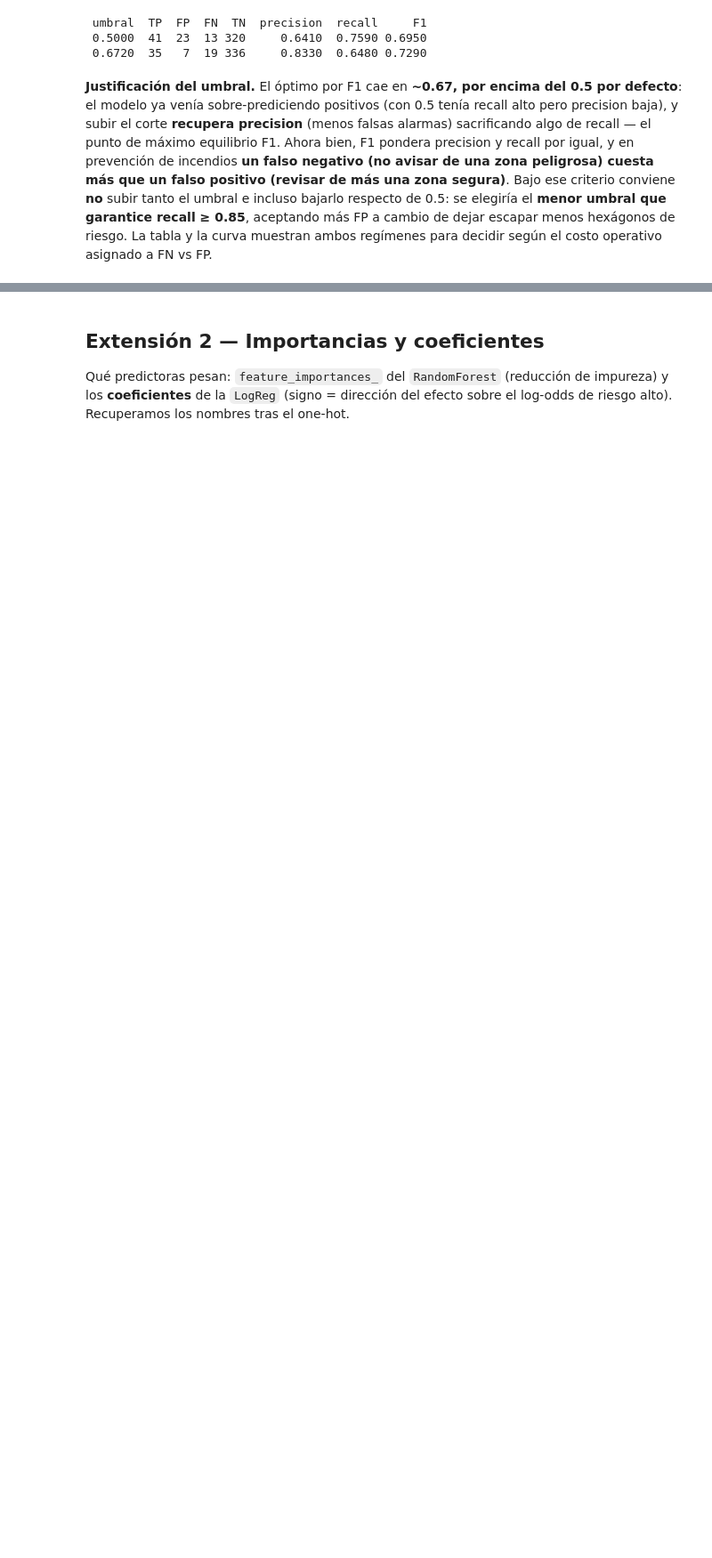
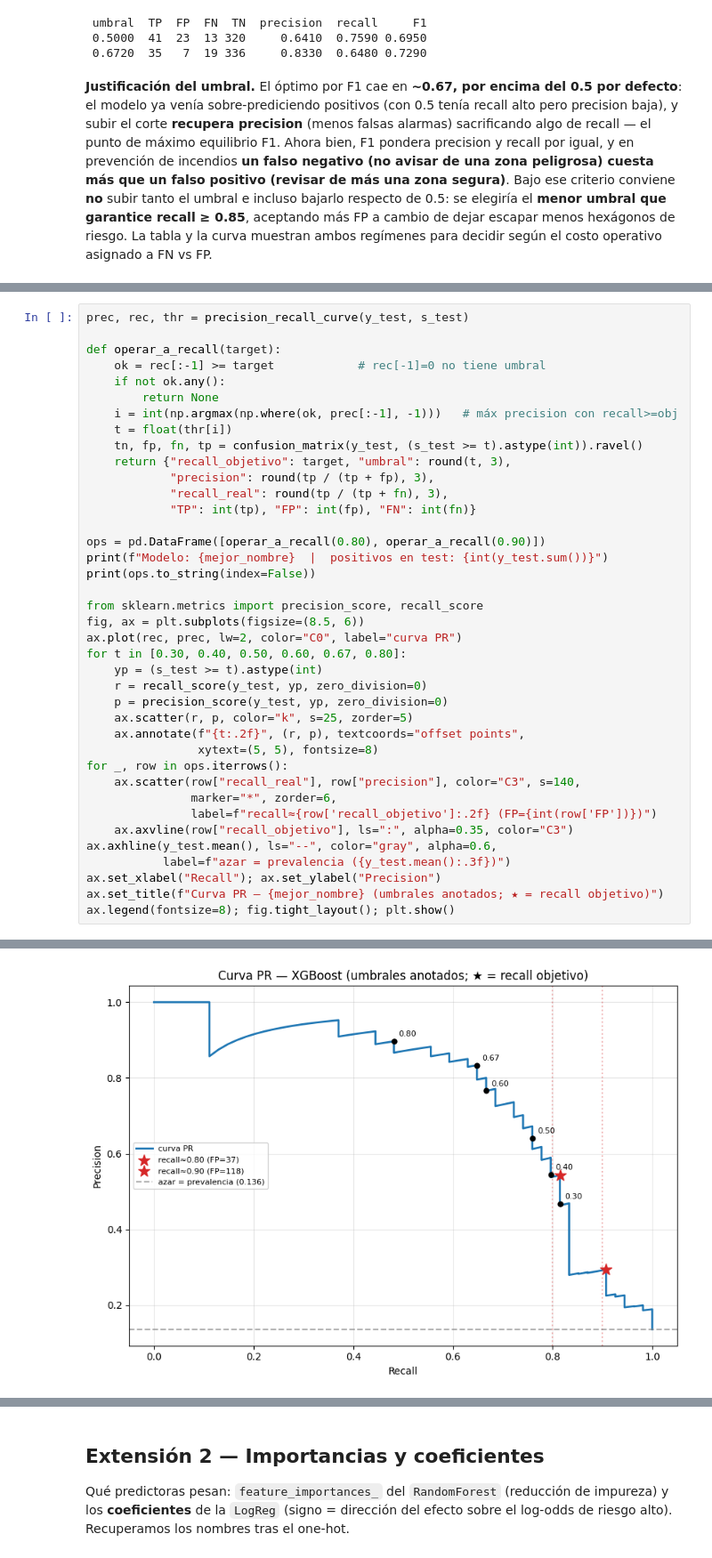
Before and after one commit to aformen9/PatagonIA, a Jupyter notebook: notebooks/08_clasificacion_tp3.ipynb, the cells around one changed output, grey strips where cells are left out. Shown at 89% size. Drawn from its saved outputs; the diff is of its cells as text; blank space fills up the shorter version.

```diff
--- a/notebooks/08_clasificacion_tp3.ipynb
+++ b/notebooks/08_clasificacion_tp3.ipynb
@@ -682,0 +786,40 @@ print(comp_thr.to_string(index=False))
+# %%
+prec, rec, thr = precision_recall_curve(y_test, s_test)
+
+def operar_a_recall(target):
+    ok = rec[:-1] >= target            # rec[-1]=0 no tiene umbral
+    if not ok.any():
+        return None
+    i = int(np.argmax(np.where(ok, prec[:-1], -1)))   # máx precision con recall>=obj
+    t = float(thr[i])
+    tn, fp, fn, tp = confusion_matrix(y_test, (s_test >= t).astype(int)).ravel()
+    return {"recall_objetivo": target, "umbral": round(t, 3),
+            "precision": round(tp / (tp + fp), 3),
+            "recall_real": round(tp / (tp + fn), 3),
+            "TP": int(tp), "FP": int(fp), "FN": int(fn)}
+
+ops = pd.DataFrame([operar_a_recall(0.80), operar_a_recall(0.90)])
+print(f"Modelo: {mejor_nombre}  |  positivos en test: {int(y_test.sum())}")
+print(ops.to_string(index=False))
+
+from sklearn.metrics import precision_score, recall_score
+fig, ax = plt.subplots(figsize=(8.5, 6))
+ax.plot(rec, prec, lw=2, color="C0", label="curva PR")
+for t in [0.30, 0.40, 0.50, 0.60, 0.67, 0.80]:
+    yp = (s_test >= t).astype(int)
+    r = recall_score(y_test, yp, zero_division=0)
+    p = precision_score(y_test, yp, zero_division=0)
+    ax.scatter(r, p, color="k", s=25, zorder=5)
+    ax.annotate(f"{t:.2f}", (r, p), textcoords="offset points",
+                xytext=(5, 5), fontsize=8)
+for _, row in ops.iterrows():
+    ax.scatter(row["recall_real"], row["precision"], color="C3", s=140,
+               marker="*", zorder=6,
+               label=f"recall≈{row['recall_objetivo']:.2f} (FP={int(row['FP'])})")
+    ax.axvline(row["recall_objetivo"], ls=":", alpha=0.35, color="C3")
+ax.axhline(y_test.mean(), ls="--", color="gray", alpha=0.6,
+           label=f"azar = prevalencia ({y_test.mean():.3f})")
+ax.set_xlabel("Recall"); ax.set_ylabel("Precision")
+ax.set_title(f"Curva PR — {mejor_nombre} (umbrales anotados; ★ = recall objetivo)")
+ax.legend(fontsize=8); fig.tight_layout(); plt.show()
+# %% [output]
@@ -682,0 +830 @@ print(comp_thr.to_string(index=False))
+[figure, added]
```
Also changed, not shown: parts of 10 cells of this notebook.
